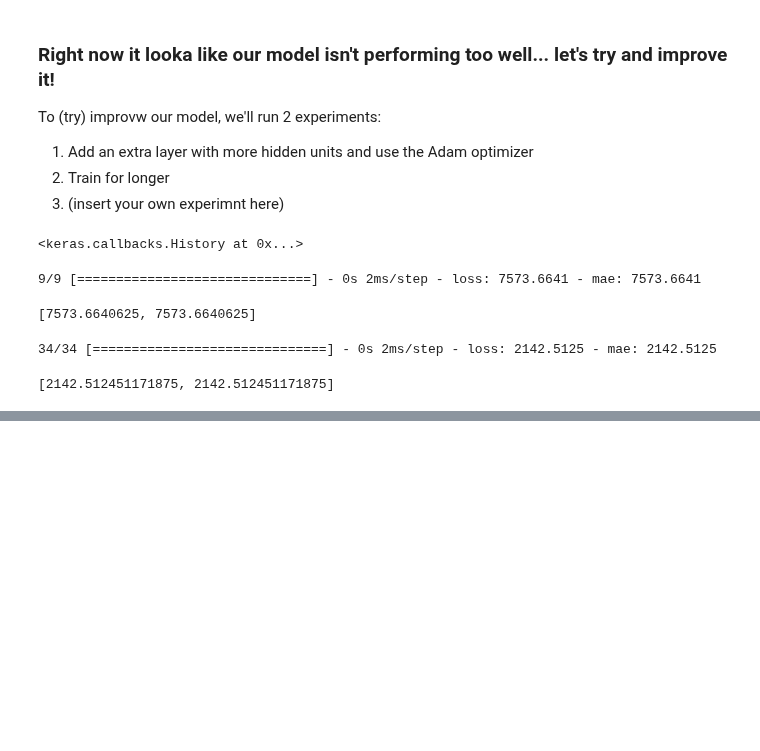
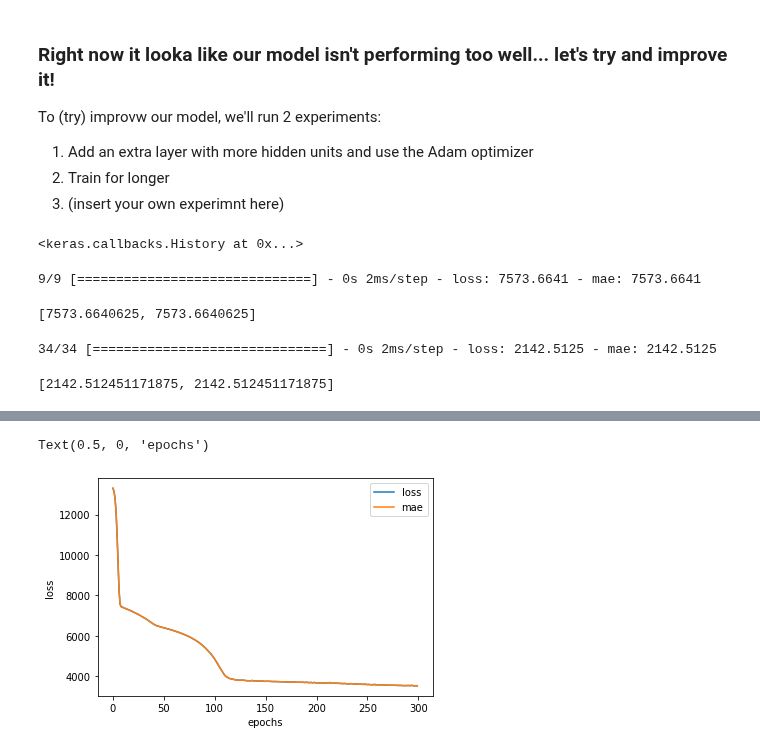
Before and after one commit to Rus-tam/tensorflow-complete-course, a Jupyter notebook: notebooks/01_neural_network_regression_with_tensorflow.ipynb, the cells around one changed output, grey strips where cells are left out. Drawn from its saved outputs; the diff is of its cells as text; code cells hidden in the pictures; blank space fills up the shorter version.

```diff
--- a/notebooks/01_neural_network_regression_with_tensorflow.ipynb
+++ b/notebooks/01_neural_network_regression_with_tensorflow.ipynb
@@ -930,4 +930,4 @@ insurance_model_3.compile(loss=tf.keras.losses.mae,
                           metrics=["mae"])
 
 # 3. Fit the model
-insurance_model_3.fit(X_train, y_train, epochs=200, verbose=0)
+history = insurance_model_3.fit(X_train, y_train, epochs=300, verbose=0)
@@ -941,0 +940,8 @@ insurance_model_3.evaluate(X_test, y_test)
+# %%
+# Plot history (also known as a loss curve or a training curve)
+pd.DataFrame(history.history).plot()
+plt.ylabel("loss")
+plt.xlabel("epochs")
+# %% [output]
+Text(0.5, 0, 'epochs')
+[figure, added]
```
Also changed, not shown: parts of 5 cells of this notebook.
